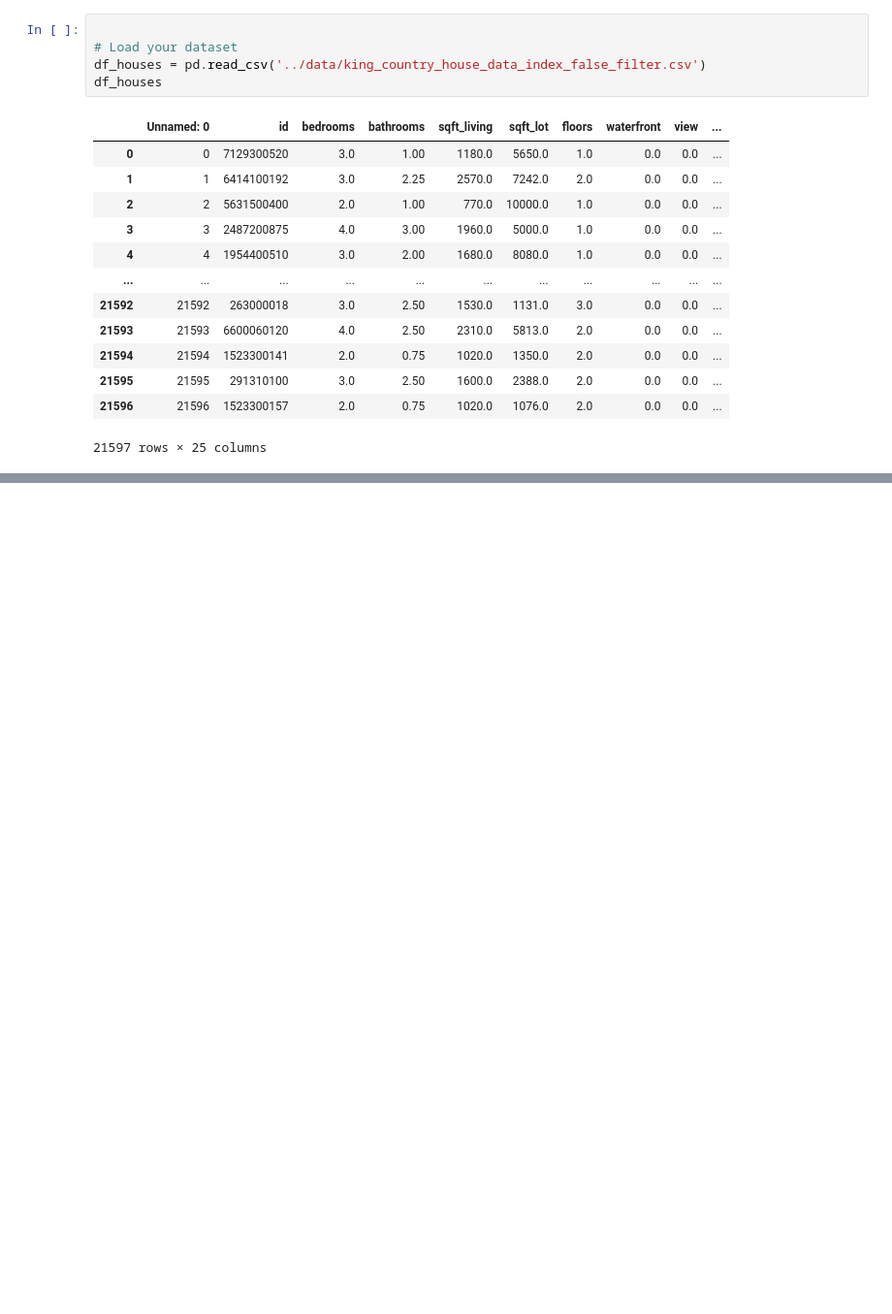
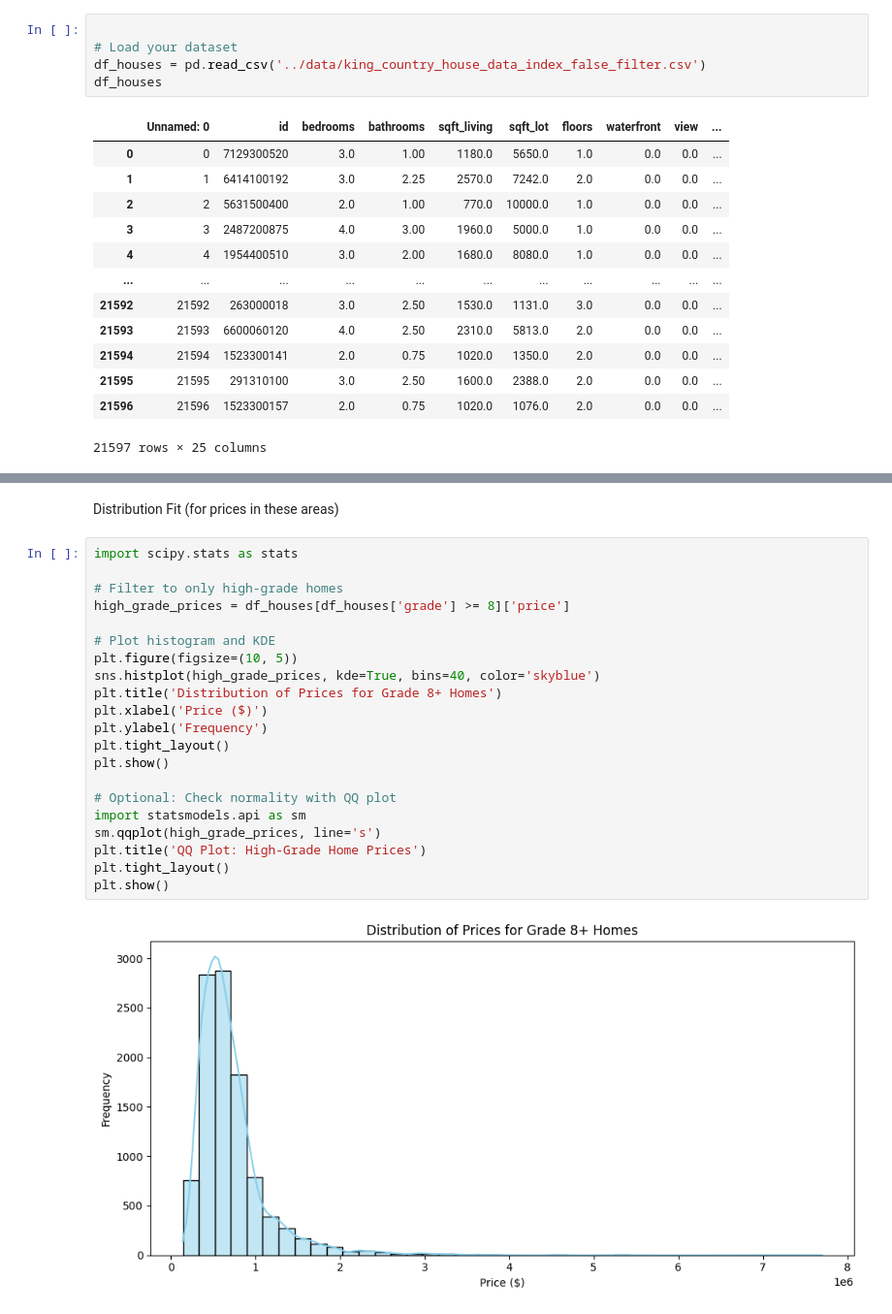
Before and after one commit to vasiuddin7733/ds-eda-project, a Jupyter notebook: notebooks/4_EDA_hypothesis_02.ipynb, the cells around one changed output, grey strips where cells are left out. Shown at 97% size. Saved outputs shown, nothing was run; the diff lists cells and outputs as text; blank space fills up the shorter version.

```diff
--- a/notebooks/4_EDA_hypothesis_02.ipynb
+++ b/notebooks/4_EDA_hypothesis_02.ipynb
@@ -47,0 +154,25 @@ df_houses
+# %% [markdown]
+Distribution Fit (for prices in these areas)
+# %%
+import scipy.stats as stats
+
+# Filter to only high-grade homes
+high_grade_prices = df_houses[df_houses['grade'] >= 8]['price']
+
+# Plot histogram and KDE
+plt.figure(figsize=(10, 5))
+sns.histplot(high_grade_prices, kde=True, bins=40, color='skyblue')
+plt.title('Distribution of Prices for Grade 8+ Homes')
+plt.xlabel('Price ($)')
+plt.ylabel('Frequency')
+plt.tight_layout()
+plt.show()
+
+# Optional: Check normality with QQ plot
+import statsmodels.api as sm
+sm.qqplot(high_grade_prices, line='s')
+plt.title('QQ Plot: High-Grade Home Prices')
+plt.tight_layout()
+plt.show()
+# %% [output]
+[figure, added]
```
Also changed, not shown: parts of 23 cells of this notebook, 1 other file.
